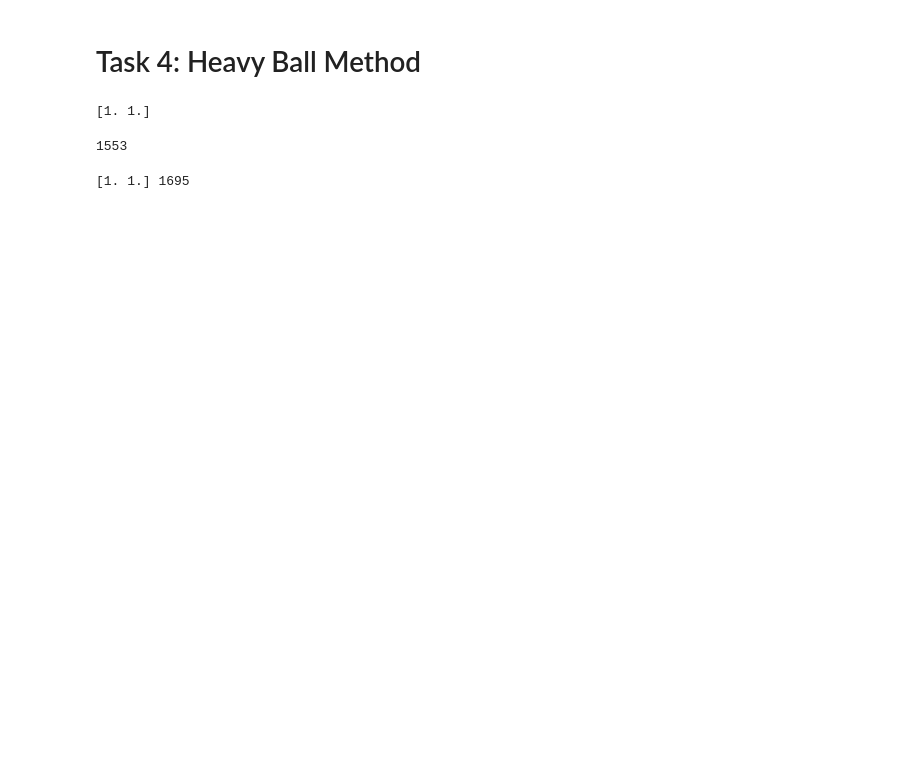
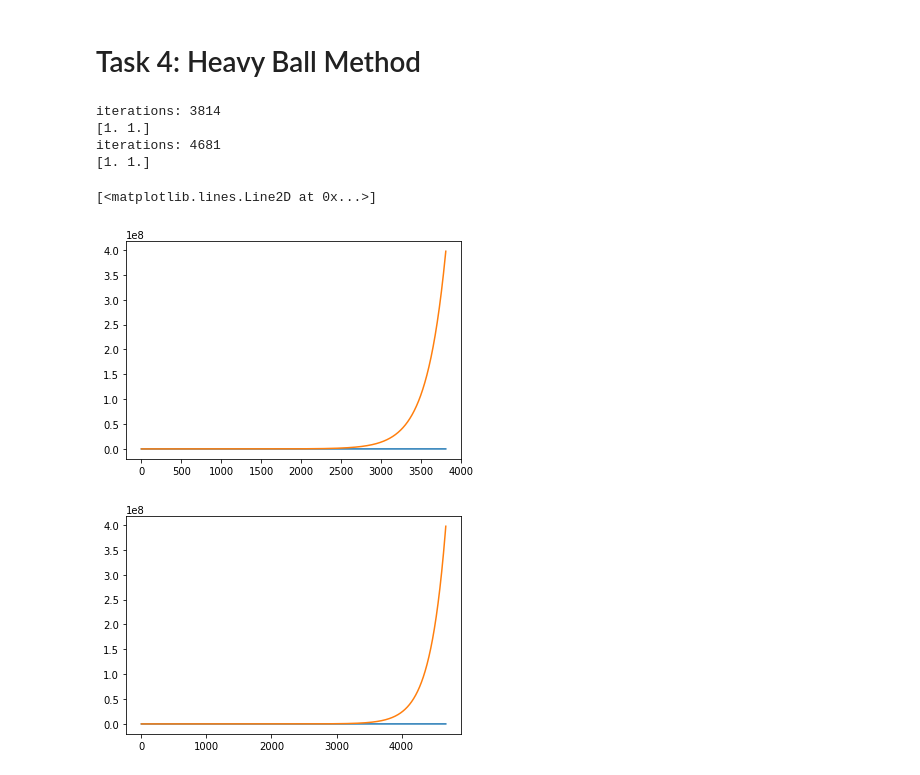
Before and after one commit to chadbreece/110A-ChadBreece, a Jupyter notebook: Proj 2/Backtracking and Heavyball.ipynb, the cells around one changed output. Drawn from its saved outputs; the diff is of its cells as text; code cells hidden in the pictures; blank space fills up the shorter version.

```diff
--- a/Proj 2/Backtracking and Heavyball.ipynb
+++ b/Proj 2/Backtracking and Heavyball.ipynb
@@ -258,37 +283,60 @@ The backtracking steepest descent took about 3.5 times longer while the backtrac
 # Task 4: Heavy Ball Method
 # %%
 c1 = 1e-4
-x0 = np.array([1.2, 1.2])
 x_opt = np.array([1., 1.])
-ro = 0.1
-a = 1e-3
+a = 10**-3
 B = 0.9
+cl = []
+cq = []
 # %%
 """
 @def   : exact steepest descent method
 @param : x is vector
 @return: a vector
 """
 def heavyball(x0):
+    global cl
+    global cq
+    cl = []
+    cq = []
     x = [x0]
+    p = -grad_objective_func(x0)
+    global a
+    x.append(x[0] + a*p)
     p = -grad_objective_func(x[-1])
-    global a
-    x.append(x[-1] + a*p)
     global count
     count = 0
     while norm(p) > 1e-9:
-        a = backtracking(objective_func, grad_objective_func, p, x[-1], c1, ro)
         x.append(x[-1] + a*p + B*(x[-1] - x[-2]))
+        #print(x[-1])
         p = -grad_objective_func(x[-1])
         count += 1
+        cl.append(np.linalg.norm(x[-1] - [1.,1.])/np.linalg.norm(x[-2] - [1.,1.]))
+        cq.append(np.linalg.norm(x[-1] - [1.,1.])/np.linalg.norm(x[-2] - [1.,1.])**2)
+    print("iterations:", count)
     return x[-1]
 
 
+x0 = np.array([1.2, 1.2])
 x = heavyball(x0)
 print(x)
+
+plt.figure()
+plt.plot(np.arange(count),cl)
+plt.plot(np.arange(count),cq)
+
+x0 = np.array([-1.2, 1.])
+x = heavyball(x0)
+print(x)
+
+plt.figure()
+plt.plot(np.arange(count),cl)
+plt.plot(np.arange(count),cq)
 # %% [output]
+iterations: 3814
 [1. 1.]
+iterations: 4681
+[1. 1.]
+[<matplotlib.lines.Line2D at 0x...>]
+[figure, added]
+[figure, added]
-# %%
-count
-# %% [output]
-1553
@@ -302,4 +342,0 @@ B = 0.9
-# %%
-print(heavyball(x0),count)
-# %% [output]
-[1. 1.] 1695
```
Also changed, not shown: parts of 20 cells of this notebook, 2 other files.
